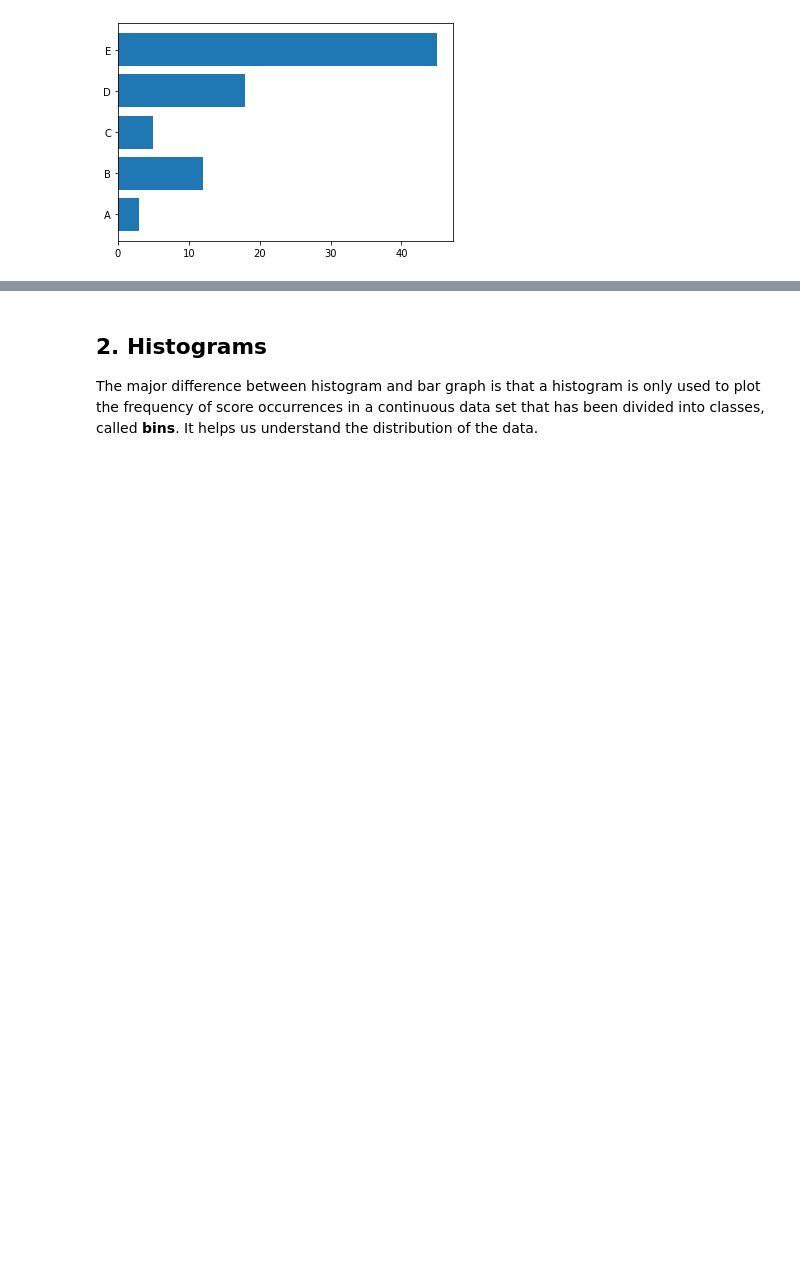
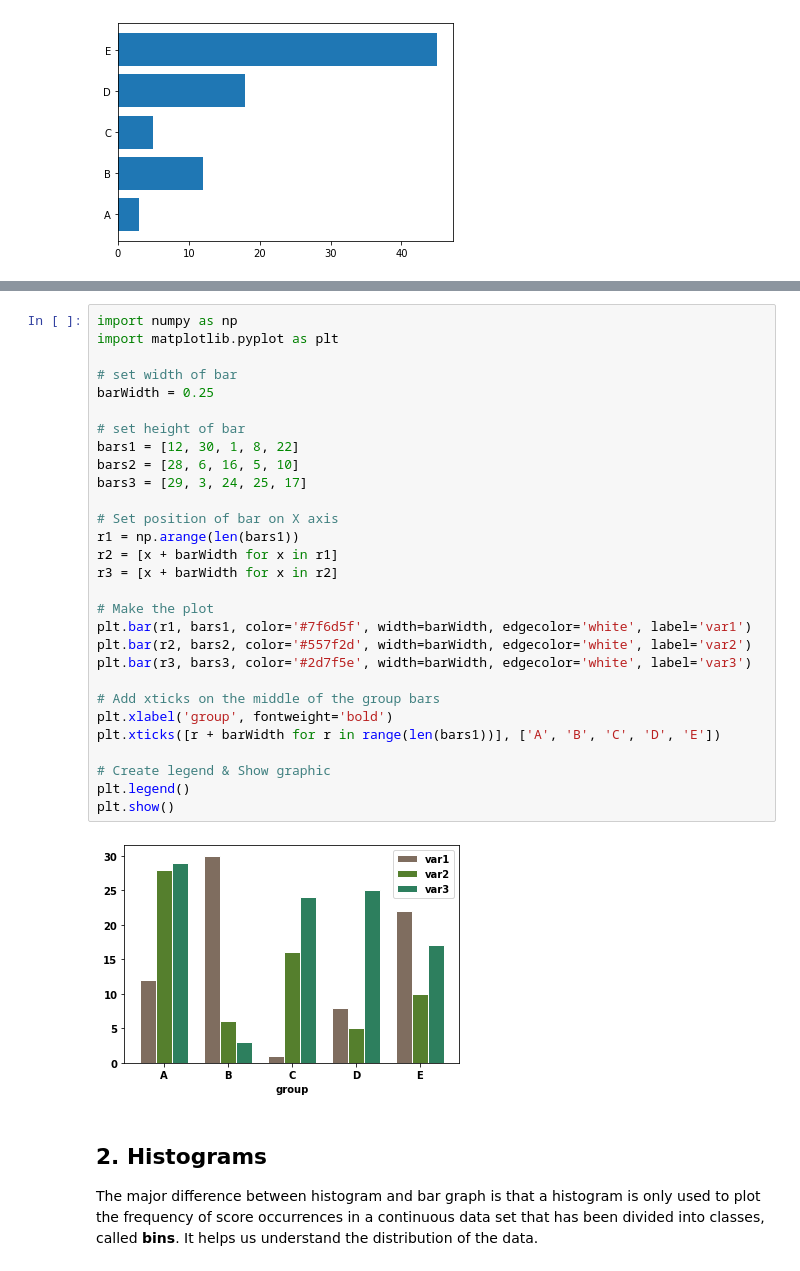
Before and after one commit to Data-Miners-Club/DS-Libraries, a Jupyter notebook: Common_Plots.ipynb, the cells around one changed output, grey strips where cells are left out. Saved outputs shown, nothing was run; the diff lists cells and outputs as text; blank space fills up the shorter version.

```diff
--- a/Common_Plots.ipynb
+++ b/Common_Plots.ipynb
@@ -31,3 +76,34 @@ plt.show()
+# %%
+import numpy as np
+import matplotlib.pyplot as plt
+
+# set width of bar
+barWidth = 0.25
+
+# set height of bar
+bars1 = [12, 30, 1, 8, 22]
+bars2 = [28, 6, 16, 5, 10]
+bars3 = [29, 3, 24, 25, 17]
+
+# Set position of bar on X axis
+r1 = np.arange(len(bars1))
+r2 = [x + barWidth for x in r1]
+r3 = [x + barWidth for x in r2]
+
+# Make the plot
+plt.bar(r1, bars1, color='#7f6d5f', width=barWidth, edgecolor='white', label='var1')
+plt.bar(r2, bars2, color='#557f2d', width=barWidth, edgecolor='white', label='var2')
+plt.bar(r3, bars3, color='#2d7f5e', width=barWidth, edgecolor='white', label='var3')
+
+# Add xticks on the middle of the group bars
+plt.xlabel('group', fontweight='bold')
+plt.xticks([r + barWidth for r in range(len(bars1))], ['A', 'B', 'C', 'D', 'E'])
+
+# Create legend & Show graphic
+plt.legend()
+plt.show()
+# %% [output]
+[figure, added]
 # %% [markdown]
 ## 2. Histograms
 
```
Also changed, not shown: parts of 20 cells of this notebook.
